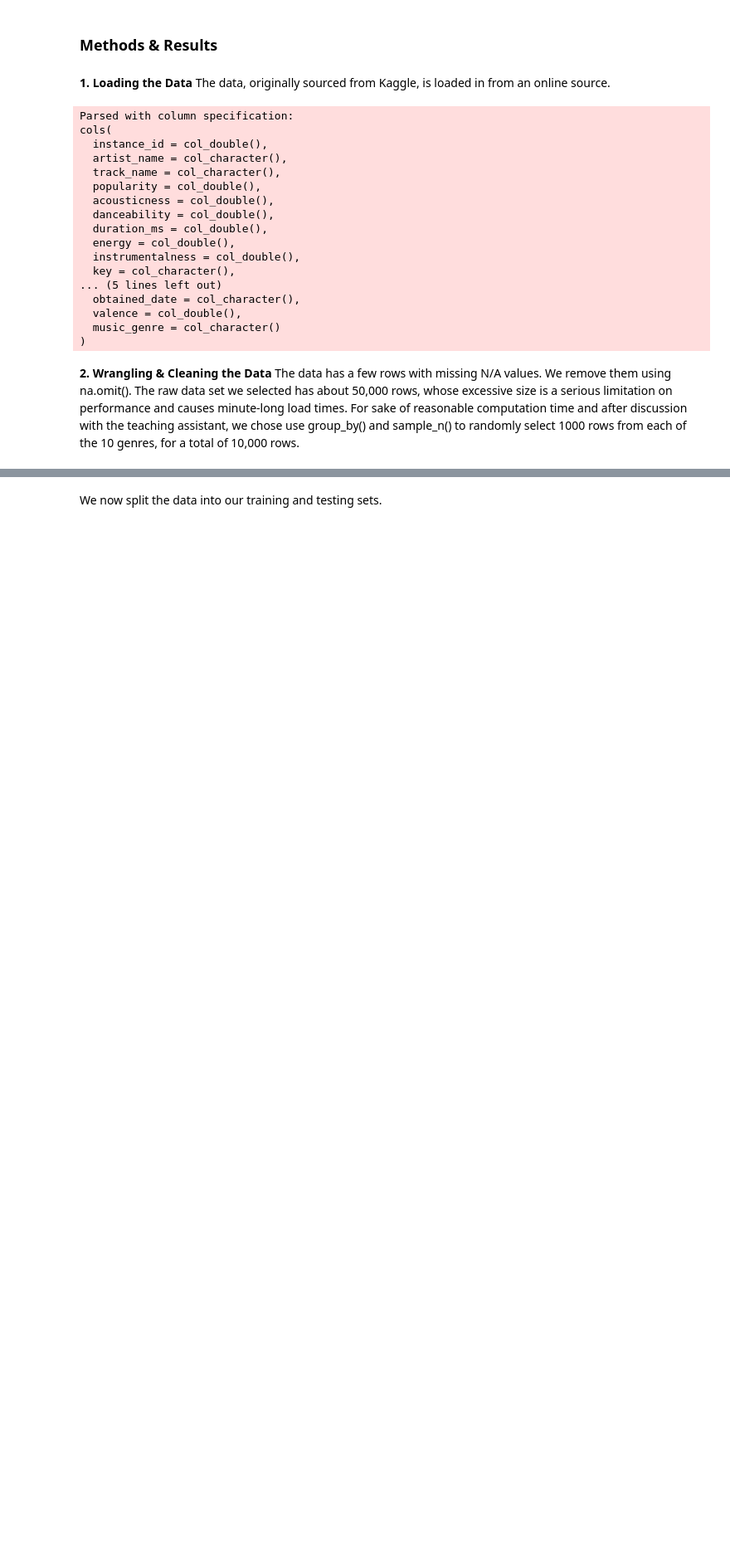
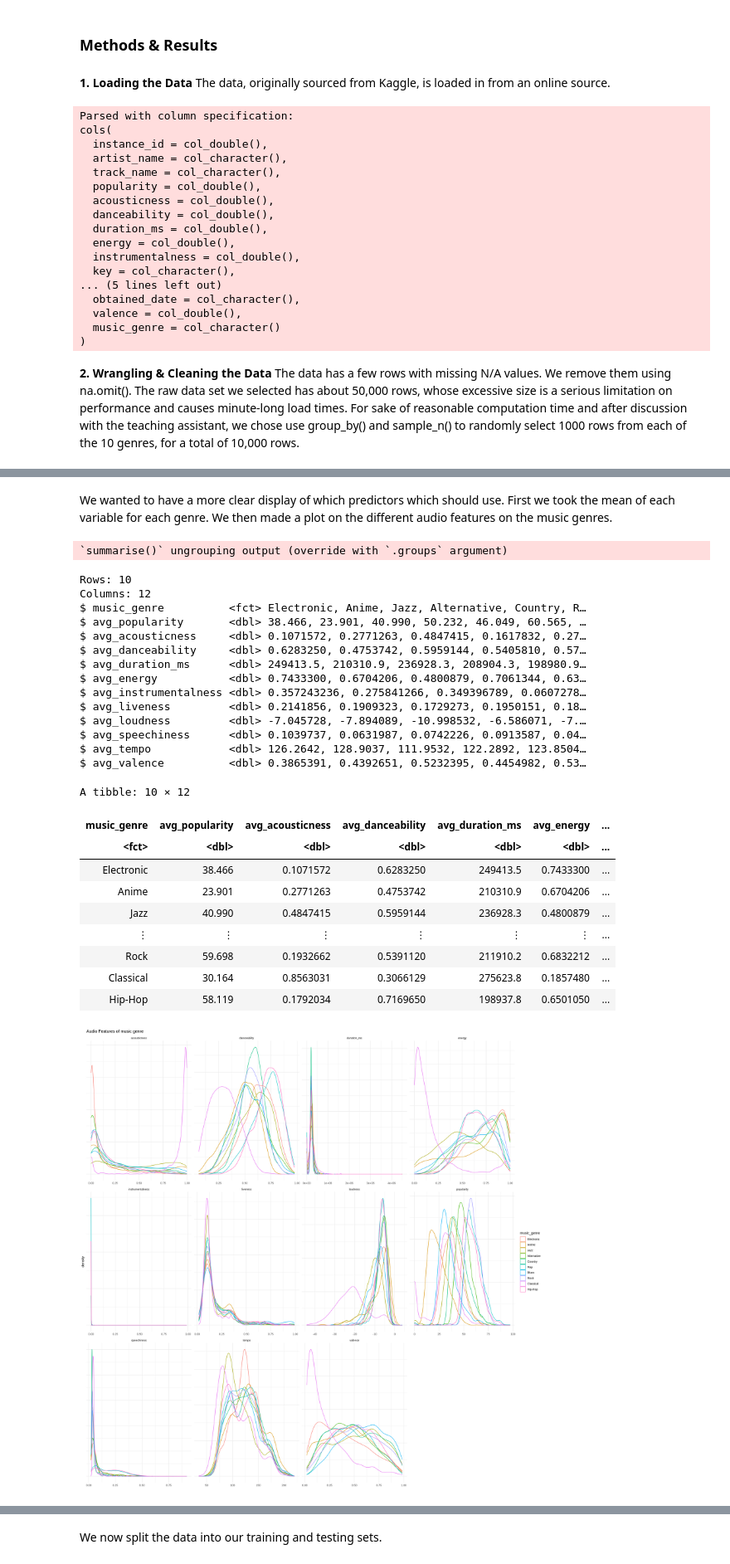
Before and after one commit to Lollipop-27/DCSI100-Project, a Jupyter notebook: Project.ipynb, the cells around one changed output, grey strips where cells are left out. Shown at 83% size. Saved outputs shown, nothing was run; the diff lists cells and outputs as text; code cells hidden in the pictures; blank space fills up the shorter version.

```diff
--- a/Project.ipynb
+++ b/Project.ipynb
@@ -73,0 +77,19 @@ A grouped_df: 10000 × 13
+# %%
+#cleaning the vectors type and n/a genres
+data <- data%>%
+  mutate (music_genre = as_factor(music_genre)) %>%
+  filter(!is.na(music_genre)) %>%
+  filter(tempo != "?") %>%
+  mutate(tempo = as.double(tempo)) %>%
+  mutate(key = as_factor(key)) %>%
+  mutate(mode = as_factor (mode))
+
+#cleaning the date column
+data <- mutate(data,
+              obtained_date =
+                as.Date(paste(data$obtained_date, "-21",sep = ""),
+                        "%d-%b-%y")) %>%
+    group_by(music_genre) %>%
+    slice_sample(n=1000) %>%
+    ungroup()
+data
@@ -73,0 +109,56 @@ A grouped_df: 10000 × 13
+# %% [markdown]
+We wanted to have a more clear display of which predictors which should use. First we took the mean of each variable for each genre. We then made a plot on the different audio features on the music genres.
+# %%
+#dataframe of mean of each variable for each genre
+general_distribution <- data %>%
+  group_by(music_genre) %>%
+  summarise(avg_popularity = mean(popularity),
+            avg_acousticness = mean(acousticness),
+            avg_danceability = mean(danceability),
+            avg_duration_ms = mean(duration_ms),
+            avg_energy = mean(energy),
+            avg_instrumentalness = mean(instrumentalness),
+            avg_liveness = mean(liveness),
+            avg_loudness = mean(loudness),
+            avg_speechiness = mean(speechiness),
+            avg_tempo = mean(tempo),
+            avg_valence = mean(valence)) %>%
+  glimpse()
+
+general_distribution
+data %>%
+  select(music_genre, instrumentalness, acousticness,danceability,energy,
+         popularity, loudness,duration_ms, liveness, speechiness, tempo, valence) %>%
+  pivot_longer(2:12) %>%
+  ggplot(aes(x = value)) +
+  geom_density(aes(color = music_genre)) +
+  facet_wrap(~name, ncol =4, scales="free") +
+  labs(title = "Audio Features of music genre", x = "", y = "density")+
+  theme_minimal() + theme(axis.text.y = element_blank())
+# %% [output]
+`summarise()` ungrouping output (override with `.groups` argument)
+Rows: 10
+Columns: 12
+$ music_genre          <fct> Electronic, Anime, Jazz, Alternative, Country, R…
+$ avg_popularity       <dbl> 38.466, 23.901, 40.990, 50.232, 46.049, 60.565, …
+$ avg_acousticness     <dbl> 0.1071572, 0.2771263, 0.4847415, 0.1617832, 0.27…
+$ avg_danceability     <dbl> 0.6283250, 0.4753742, 0.5959144, 0.5405810, 0.57…
+$ avg_duration_ms      <dbl> 249413.5, 210310.9, 236928.3, 208904.3, 198980.9…
+$ avg_energy           <dbl> 0.7433300, 0.6704206, 0.4800879, 0.7061344, 0.63…
+$ avg_instrumentalness <dbl> 0.357243236, 0.275841266, 0.349396789, 0.0607278…
+$ avg_liveness         <dbl> 0.2141856, 0.1909323, 0.1729273, 0.1950151, 0.18…
+$ avg_loudness         <dbl> -7.045728, -7.894089, -10.998532, -6.586071, -7.…
+$ avg_speechiness      <dbl> 0.1039737, 0.0631987, 0.0742226, 0.0913587, 0.04…
+$ avg_tempo            <dbl> 126.2642, 128.9037, 111.9532, 122.2892, 123.8504…
+$ avg_valence          <dbl> 0.3865391, 0.4392651, 0.5232395, 0.4454982, 0.53…
+A tibble: 10 × 12
+| music_genre | avg_popularity | avg_acousticness | avg_danceability | avg_duration_ms | avg_energy | ... |
+| <fct> | <dbl> | <dbl> | <dbl> | <dbl> | <dbl> | ... |
+| Electronic | 38.466 | 0.1071572 | 0.6283250 | 249413.5 | 0.7433300 | ... |
+| Anime | 23.901 | 0.2771263 | 0.4753742 | 210310.9 | 0.6704206 | ... |
+| Jazz | 40.990 | 0.4847415 | 0.5959144 | 236928.3 | 0.4800879 | ... |
+| ⋮ | ⋮ | ⋮ | ⋮ | ⋮ | ⋮ | ... |
+| Rock | 59.698 | 0.1932662 | 0.5391120 | 211910.2 | 0.6832212 | ... |
+| Classical | 30.164 | 0.8563031 | 0.3066129 | 275623.8 | 0.1857480 | ... |
+| Hip-Hop | 58.119 | 0.1792034 | 0.7169650 | 198937.8 | 0.6501050 | ... |
+[figure, added]
```
Also changed, not shown: parts of 21 cells of this notebook.
